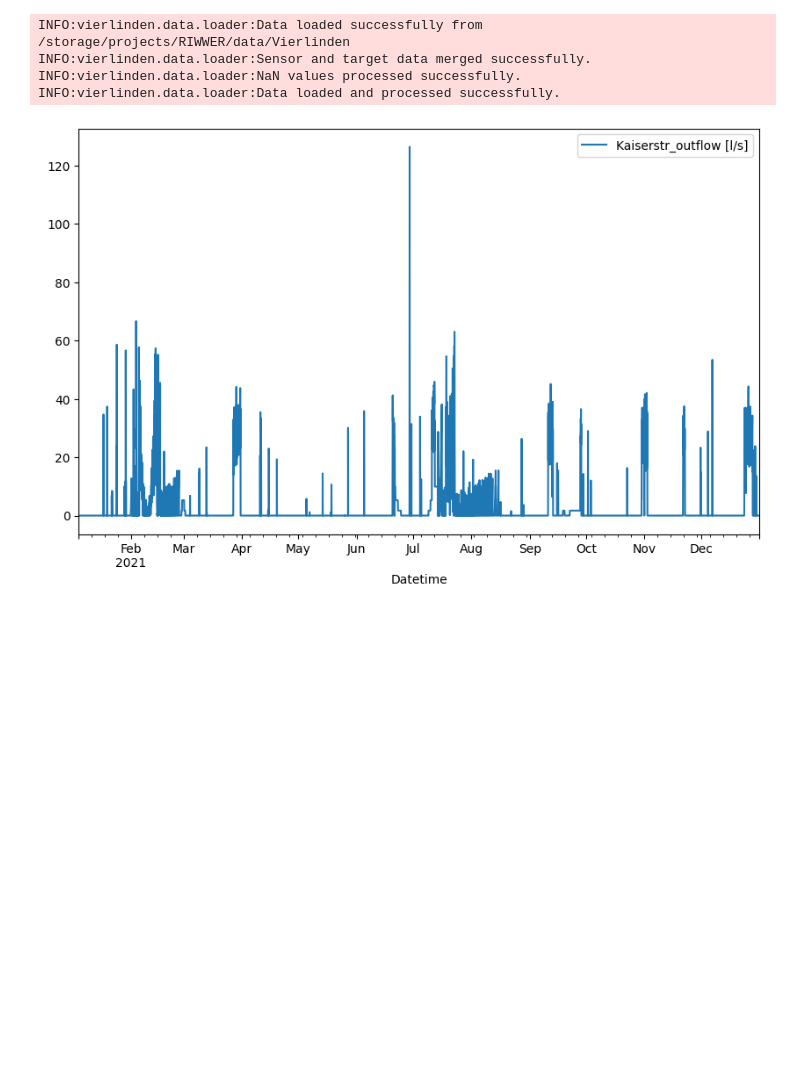
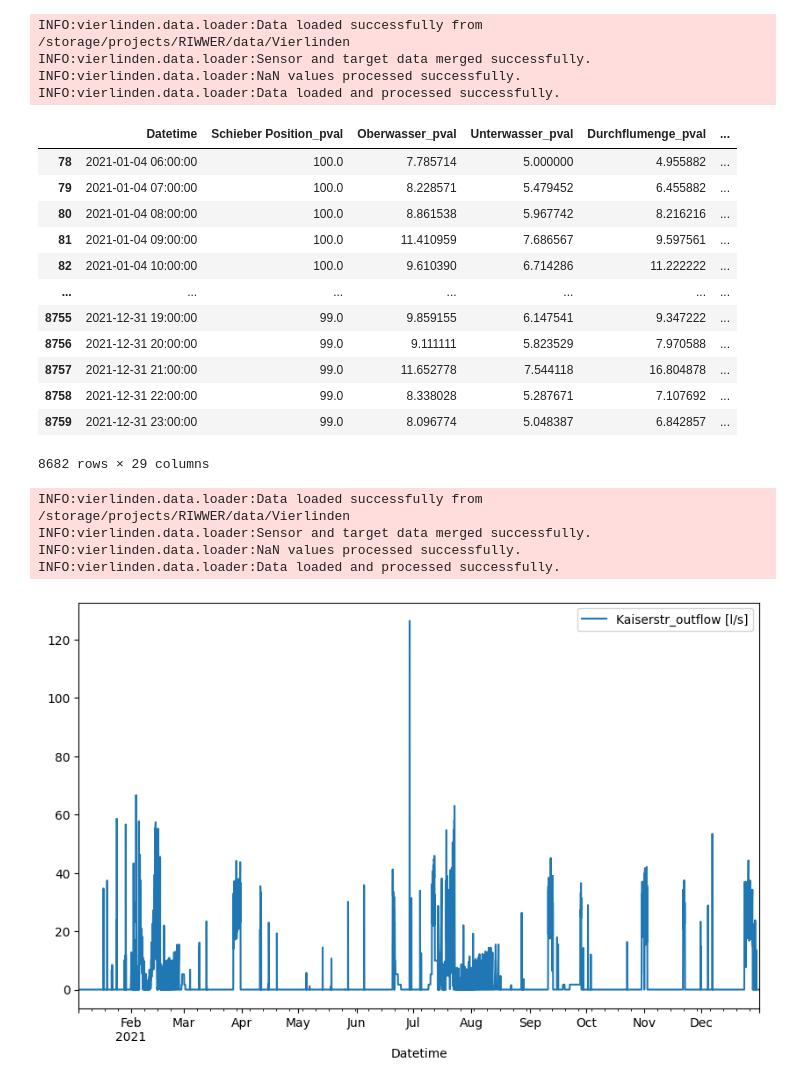
Before and after one commit to vipin2310/UT_RIWWER_project, a Jupyter notebook: kaiserstr.ipynb, the cells around one changed output. Cells and saved outputs as stored; diff of their text form; code cells hidden in the pictures; blank space fills up the shorter version.

```diff
--- a/kaiserstr.ipynb
+++ b/kaiserstr.ipynb
@@ -32,6 +32,28 @@ def main(arg : str):
     best_model = nhits_wrapper.train(optimal_lr, loss = RMSE(), seed = seed)
 
     return nhits_wrapper, test_df
+# %%
+dp = VierlindenDataProcessor()
+df = dp.load_processed_data()
+display(df)
+# %% [output]
+INFO:vierlinden.data.loader:Data loaded successfully from /storage/projects/RIWWER/data/Vierlinden
+INFO:vierlinden.data.loader:Sensor and target data merged successfully.
+INFO:vierlinden.data.loader:NaN values processed successfully.
+INFO:vierlinden.data.loader:Data loaded and processed successfully.
+|  | Datetime | Schieber Position_pval | Oberwasser_pval | Unterwasser_pval | Durchflumenge_pval | ... |
+| 78 | 2021-01-04 06:00:00 | 100.0 | 7.785714 | 5.000000 | 4.955882 | ... |
+| 79 | 2021-01-04 07:00:00 | 100.0 | 8.228571 | 5.479452 | 6.455882 | ... |
+| 80 | 2021-01-04 08:00:00 | 100.0 | 8.861538 | 5.967742 | 8.216216 | ... |
+| 81 | 2021-01-04 09:00:00 | 100.0 | 11.410959 | 7.686567 | 9.597561 | ... |
+| 82 | 2021-01-04 10:00:00 | 100.0 | 9.610390 | 6.714286 | 11.222222 | ... |
+| ... | ... | ... | ... | ... | ... | ... |
+| 8755 | 2021-12-31 19:00:00 | 99.0 | 9.859155 | 6.147541 | 9.347222 | ... |
+| 8756 | 2021-12-31 20:00:00 | 99.0 | 9.111111 | 5.823529 | 7.970588 | ... |
+| 8757 | 2021-12-31 21:00:00 | 99.0 | 11.652778 | 7.544118 | 16.804878 | ... |
+| 8758 | 2021-12-31 22:00:00 | 99.0 | 8.338028 | 5.287671 | 7.107692 | ... |
+| 8759 | 2021-12-31 23:00:00 | 99.0 | 8.096774 | 5.048387 | 6.842857 | ... |
+8682 rows × 29 columns
 # %%
 dp = VierlindenDataProcessor()
 df = dp.load_processed_data()
```
Also changed, not shown: 1 other file.
